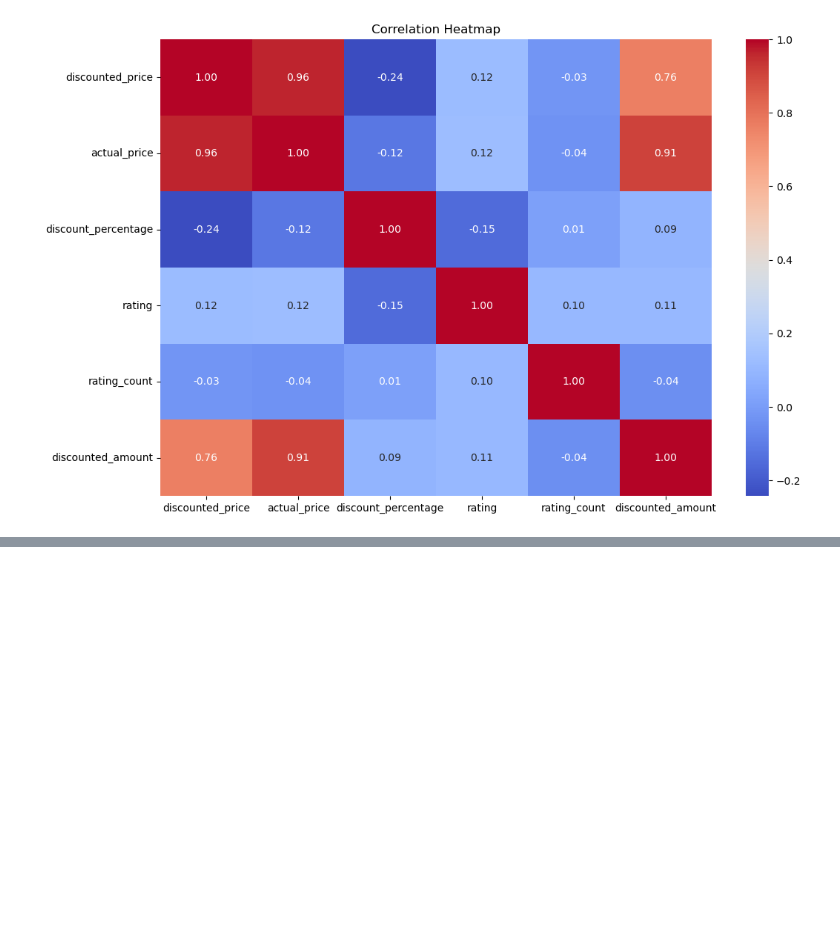
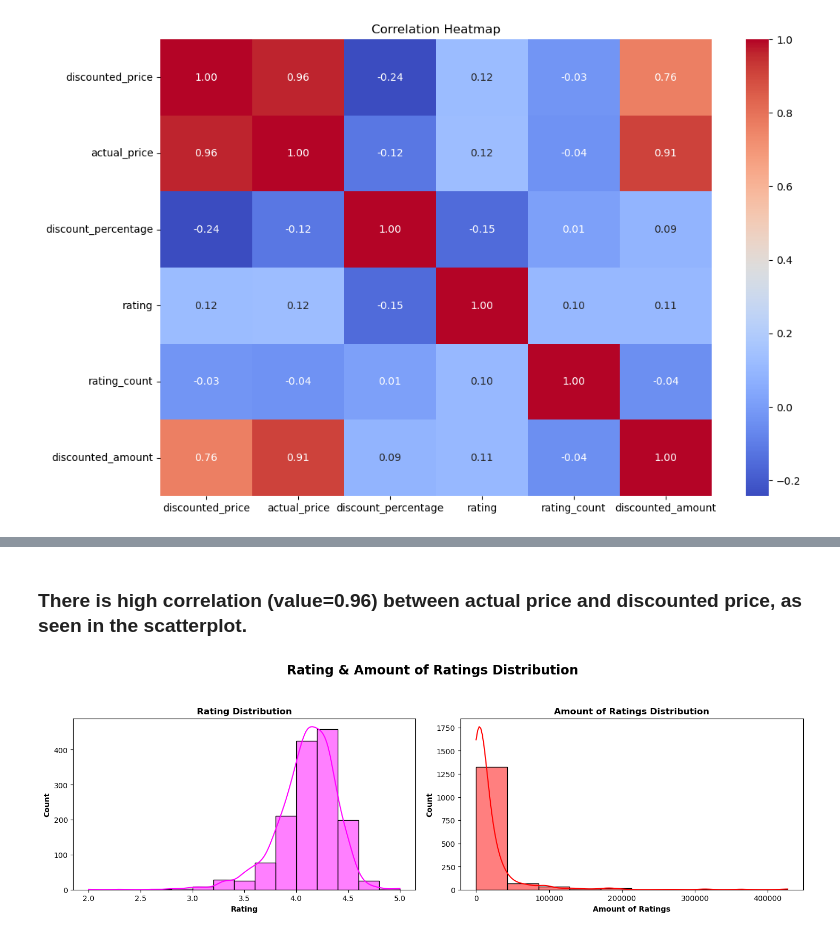
Before and after one commit to dinglinlee/SC1015-Project, a Jupyter notebook: dsaiReccSystem.ipynb, the cells around one changed output, grey strips where cells are left out. Drawn from its saved outputs; the diff is of its cells as text; code cells hidden in the pictures; blank space fills up the shorter version.

```diff
--- a/dsaiReccSystem.ipynb
+++ b/dsaiReccSystem.ipynb
@@ -265,0 +273,27 @@ plt.show()
+# %% [markdown]
+### There is high correlation (value=0.96) between actual price and discounted price, as seen in the scatterplot.
+# %%
+#EDA
+#Product Rating
+
+fig, ax = plt.subplots(1, 2, figsize=(15, 5))
+
+fig.suptitle('Rating & Amount of Ratings Distribution', fontweight='heavy', size='xx-large')
+
+fig.tight_layout(pad=3.0)
+
+sb.histplot(ax=ax[0], data=cleanData1, x='rating', bins=15, kde=True, color='magenta')
+sb.histplot(ax=ax[1], data=cleanData1, x='rating_count', bins=10, kde=True, color='red')
+
+ax[0].set_xlabel('Rating', fontweight='bold')
+ax[1].set_xlabel('Amount of Ratings', fontweight='bold')
+
+ax[0].set_ylabel('Count', fontweight='bold')
+ax[1].set_ylabel('Count', fontweight='bold')
+
+ax[0].set_title('Rating Distribution', fontweight='bold')
+ax[1].set_title('Amount of Ratings Distribution', fontweight='bold')
+
+plt.show()
+# %% [output]
+[figure, added]
```
Also changed, not shown: parts of 28 cells of this notebook.
